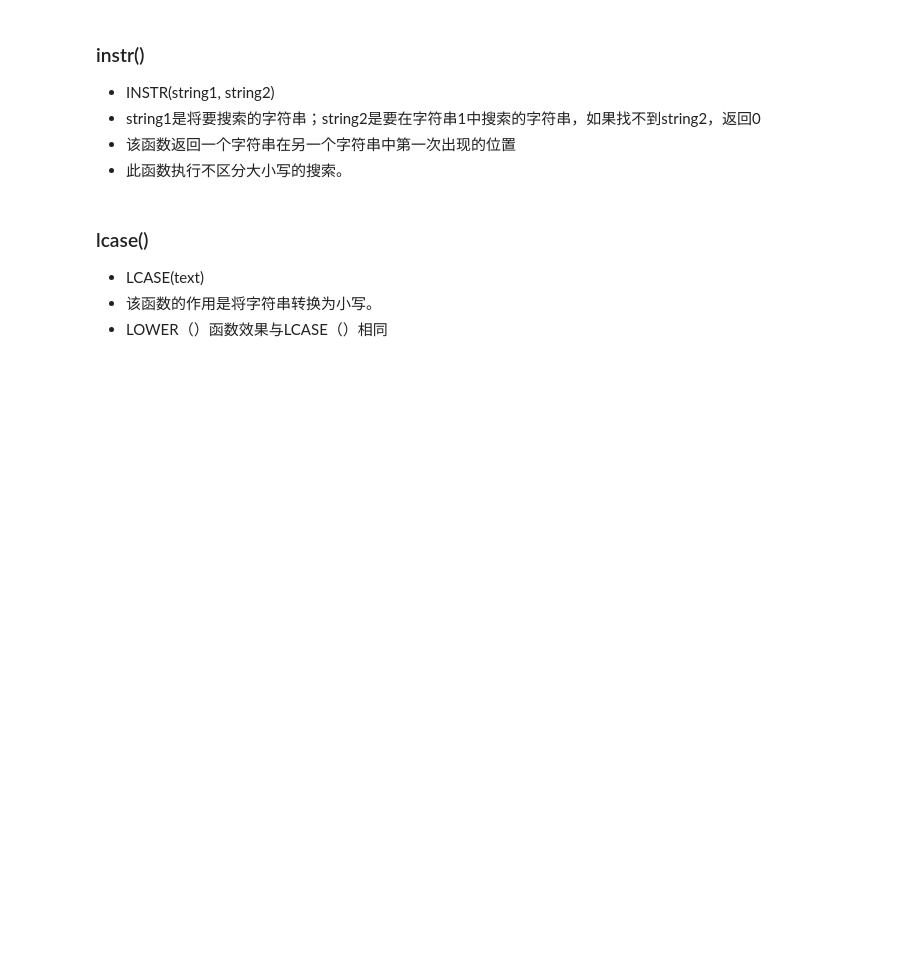
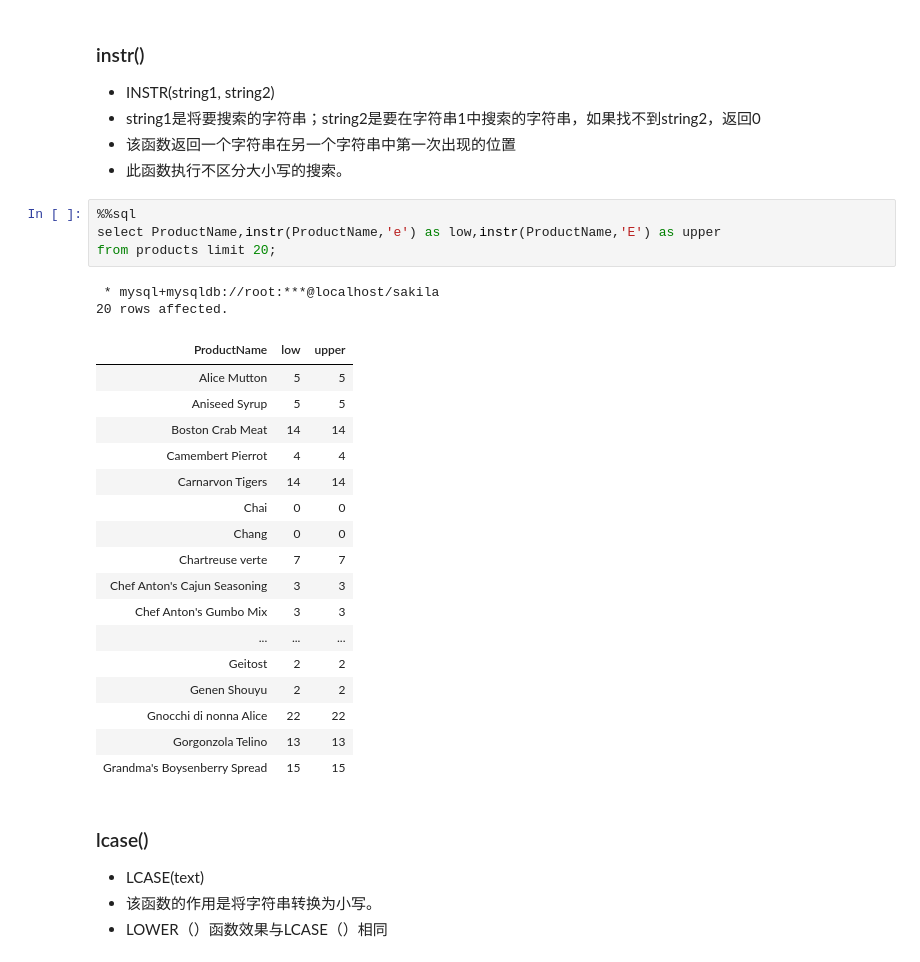
Before and after one commit to jinlin82/database-and-sql, a Jupyter notebook: sql-magic.ipynb, the cells around one changed output. Saved outputs shown, nothing was run; the diff lists cells and outputs as text; blank space fills up the shorter version.

```diff
--- a/sql-magic.ipynb
+++ b/sql-magic.ipynb
@@ -312,6 +348,30 @@ select find_in_set('e',Country) from customers;
 - string1是将要搜索的字符串；string2是要在字符串1中搜索的字符串，如果找不到string2，返回0
 - 该函数返回一个字符串在另一个字符串中第一次出现的位置
 - 此函数执行不区分大小写的搜索。
+# %%
+%%sql
+select ProductName,instr(ProductName,'e') as low,instr(ProductName,'E') as upper
+from products limit 20;
+# %% [output]
+ * mysql+mysqldb://root:***@localhost/sakila
+20 rows affected.
+| ProductName | low | upper |
+| Alice Mutton | 5 | 5 |
+| Aniseed Syrup | 5 | 5 |
+| Boston Crab Meat | 14 | 14 |
+| Camembert Pierrot | 4 | 4 |
+| Carnarvon Tigers | 14 | 14 |
+| Chai | 0 | 0 |
+| Chang | 0 | 0 |
+| Chartreuse verte | 7 | 7 |
+| Chef Anton's Cajun Seasoning | 3 | 3 |
+| Chef Anton's Gumbo Mix | 3 | 3 |
+| ... | ... | ... |
+| Geitost | 2 | 2 |
+| Genen Shouyu | 2 | 2 |
+| Gnocchi di nonna Alice | 22 | 22 |
+| Gorgonzola Telino | 13 | 13 |
+| Grandma's Boysenberry Spread | 15 | 15 |
 # %% [markdown]
 ### lcase()
 
```
Also changed, not shown: parts of 11 cells of this notebook.
